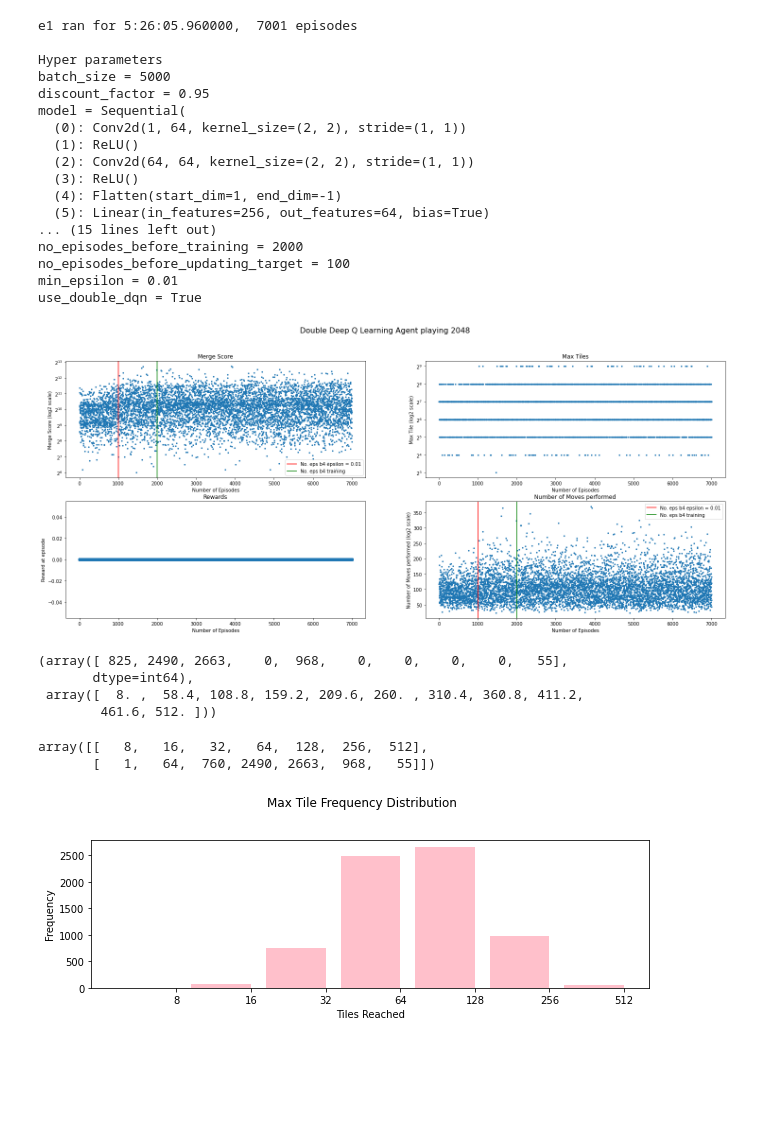
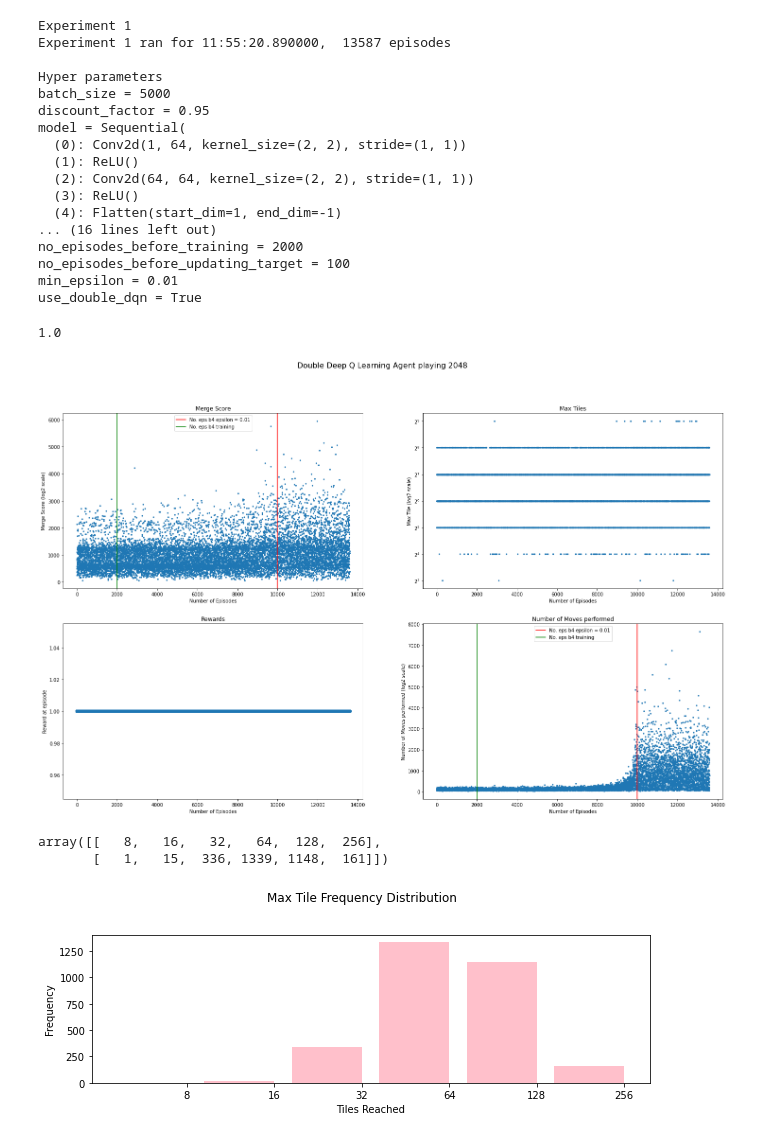
Before and after one commit to ribal-aladeeb/reinforcement-learning-2048, a Jupyter notebook: experiments/experiment_analysis.ipynb, the cells around one changed output. Drawn from its saved outputs; the diff is of its cells as text; code cells hidden in the pictures; blank space fills up the shorter version.

```diff
--- a/experiments/experiment_analysis.ipynb
+++ b/experiments/experiment_analysis.ipynb
@@ -8,5 +9,7 @@ import pandas as pd
 # %%
-job_name = "e1"
+jobs = list(filter(lambda x: x not in ['.ipynb_checkpoints', 'experiment_analysis.ipynb', '__pycache__', 'notebook_utils'], os.listdir()))
+job_name = jobs[4]
+print(job_name)
 
 # Load episode data, hyper parameters and runtime from saved pickle objects
 episodes = load_pickle(job_name, 'episodes.p')
@@ -25,7 +28,8 @@ print("Hyper parameters")
 for key in hyperparameters:
     print(key, "=", hyperparameters[key])
 # %% [output]
-e1 ran for 5:26:05.960000,  7001 episodes
+Experiment 1
+Experiment 1 ran for 11:55:20.890000,  13587 episodes
 
 Hyper parameters
 batch_size = 5000
@@ -36,8 +40,7 @@ model = Sequential(
   (2): Conv2d(64, 64, kernel_size=(2, 2), stride=(1, 1))
   (3): ReLU()
   (4): Flatten(start_dim=1, end_dim=-1)
-  (5): Linear(in_features=256, out_features=64, bias=True)
-... (15 lines left out)
+... (16 lines left out)
 no_episodes_before_training = 2000
 no_episodes_before_updating_target = 100
 min_epsilon = 0.01
@@ -51,17 +54,18 @@ max_tiles = episode_matrix.T[0]
 merge_scores = episode_matrix.T[1]
 iteration = episode_matrix.T[2]
 rewards = episode_matrix.T[3]
+print(np.max(rewards))
 epsilon = episode_matrix.T[4]
 number_of_moves = episode_matrix.T[5]
 
-fig = plt.figure(figsize=(25,10))
+fig = plt.figure(figsize=(25,15))
 
 ax1 = fig.add_subplot(221)
 ax2 = fig.add_subplot(222)
 ax3 = fig.add_subplot(223)
 ax4 = fig.add_subplot(224)
 
-ax1.set_yscale('log', base=2)
+# ax1.set_yscale('log', base=2)
 ax2.set_yscale('log', base=2)
 
 title = "Deep Q Learning Agent playing 2048"
@@ -71,60 +75,36 @@ fig.suptitle(title, fontsize=16)
 
 
 ax1.scatter(iteration, merge_scores, s=s)
 ax1.set_title("Merge Score")
 ax1.set_ylabel("Merge Score (log2 scale)")
 ax1.set_xlabel("Number of Episodes")
 ax1.axvline(x=hyperparameters["no_episodes_to_reach_epsilon"], c='r', label=f"No. eps b4 epsilon = {hyperparameters['min_epsilon']}")
 ax1.axvline(x=hyperparameters["no_episodes_before_training"], c='g', label="No. eps b4 training")
 ax1.legend()
 
 ax2.scatter(iteration, max_tiles, s=s)
 ax2.set_title("Max Tiles")
 ax2.set_ylabel("Max Tile (log2 scale)")
 ax2.set_xlabel("Number of Episodes")
 
 ax3.scatter(iteration, rewards)
 ax3.set_title("Rewards")
 ax3.set_ylabel("Reward at episode")
 ax3.set_xlabel("Number of Episodes")
 
 ax4.scatter(iteration, number_of_moves, s=s)
 ax4.set_title("Number of Moves performed")
 ax4.set_ylabel("Number of Moves performed (log2 scale)")
 ax4.axvline(x=hyperparameters["no_episodes_to_reach_epsilon"], c='r', label=f"No. eps b4 epsilon = {hyperparameters['min_epsilon']}")
 ax4.axvline(x=hyperparameters["no_episodes_before_training"], c='g', label="No. eps b4 training")
 ax4.legend()
 ax4.set_xlabel("Number of Episodes")
 
 plt.show()
 # %% [output]
+1.0
-[figure, old version]
+[figure, new version]
-# %%
-np.histogram(max_tiles)
-# %% [output]
-(array([ 825, 2490, 2663,    0,  968,    0,    0,    0,    0,   55],
-       dtype=int64),
- array([  8. ,  58.4, 108.8, 159.2, 209.6, 260. , 310.4, 360.8, 411.2,
-        461.6, 512. ]))
 # %%
-# every = 1000
-# no_batches = int(len(max_tiles)/1000)
-
-# ax = fig.add_subplot(212)
-# for i in range(no_batches):
-#     batch = max_tiles[i: i+every]
-#     freq = get_max_tile_frequency(batch)
-#     plot_max_tile_distribution(freq, ax, include_labels=False)
-#     # now later you get a new subplot; change the geometry of the existing
-#     n = len(fig.axes)
-#     for i in range(n):
-#         fig.axes[i].change_geometry(n+1, 1, i+1)
-
-#     # add the new
-#     ax = fig.add_subplot(n+1, 1, n+1)
-
-# plt.subplots_adjust(hspace=0.5)
-
 def get_max_tile_frequency(max_tiles_array):
     max_tile_frequency = np.array(np.unique(max_tiles_array, return_counts=True), dtype=int)
     return max_tile_frequency
@@ -142,10 +122,10 @@ fig = plt.figure(figsize=(10,6))
 fig.suptitle("Max Tile Frequency Distribution")
 base_ax = fig.add_subplot(211)
 
-max_tile_frequency = get_max_tile_frequency(max_tiles)
+max_tile_frequency = get_max_tile_frequency(max_tiles[3000:6000])
 plot_max_tile_distribution(max_tile_frequency, base_ax)
 max_tile_frequency
 # %% [output]
-array([[   8,   16,   32,   64,  128,  256,  512],
-       [   1,   64,  760, 2490, 2663,  968,   55]])
+array([[   8,   16,   32,   64,  128,  256],
+       [   1,   15,  336, 1339, 1148,  161]])
-[figure, old version]
+[figure, new version]
```
Also changed, not shown: parts of 1 cell of this notebook, 2 other files.
